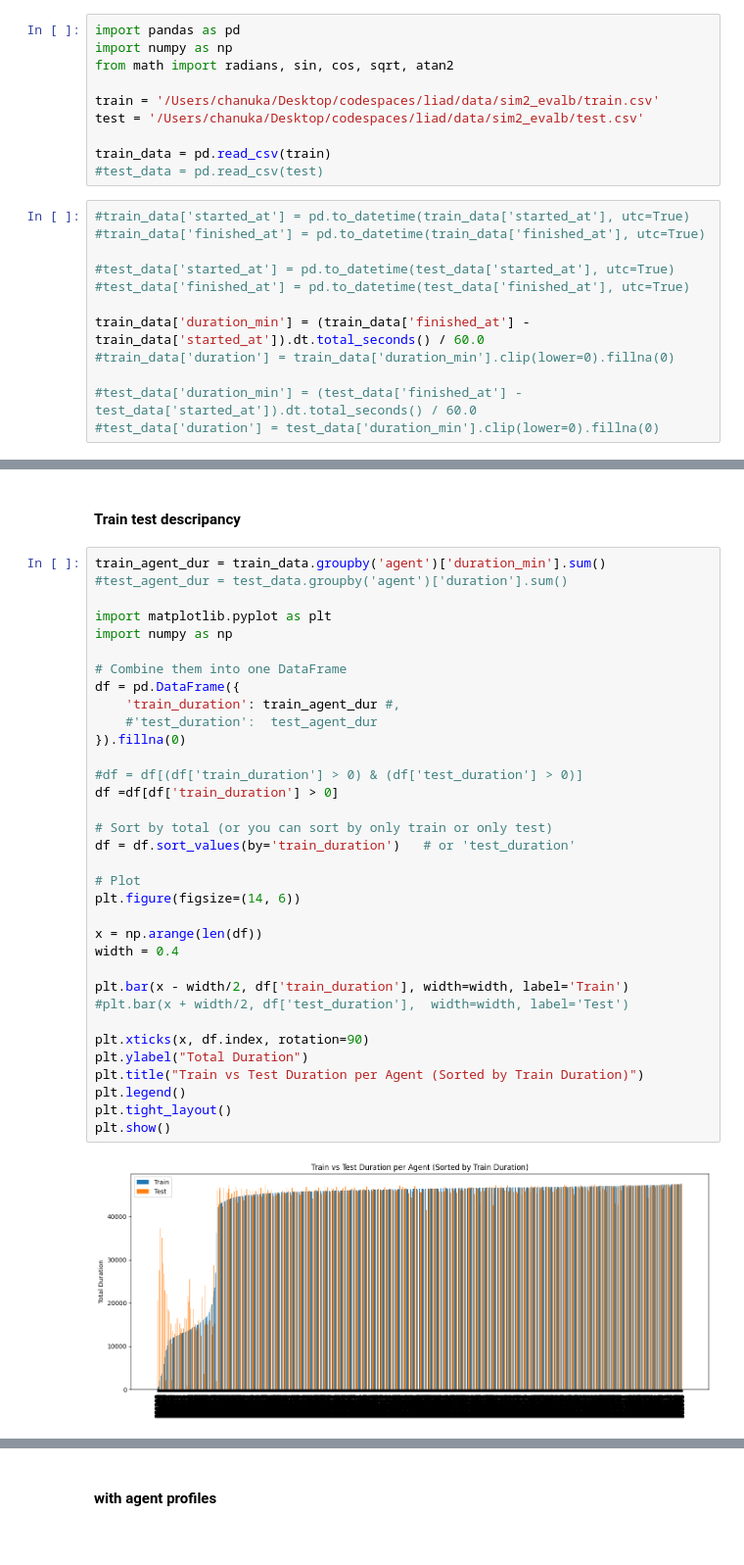
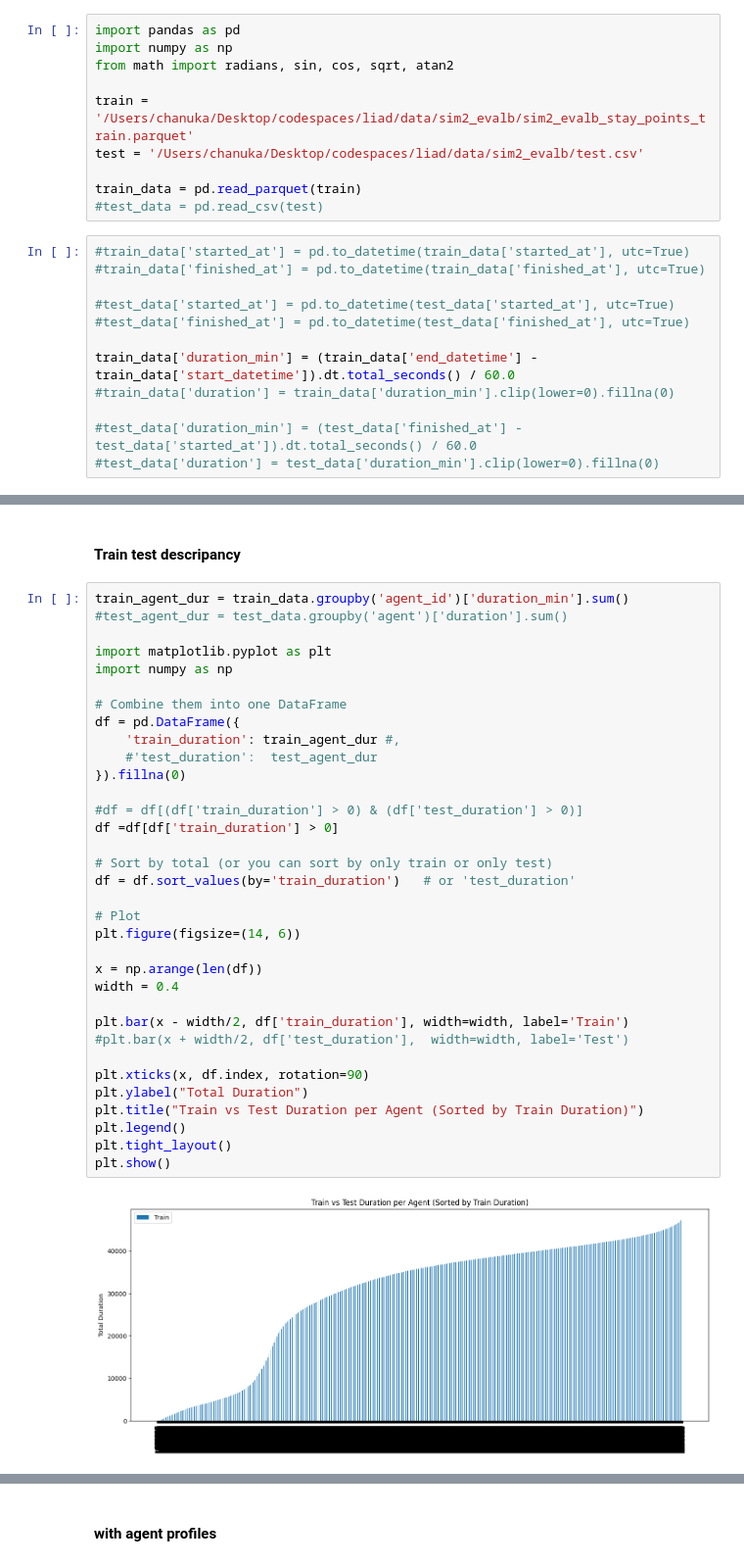
Before and after one commit to ChanukaRavishan/liad, a Jupyter notebook: notebooks/EDA.ipynb, the cells around one changed output, grey strips where cells are left out. Shown at 98% size. Drawn from its saved outputs; the diff is of its cells as text.

```diff
--- a/notebooks/EDA.ipynb
+++ b/notebooks/EDA.ipynb
@@ -3,10 +3,10 @@ import pandas as pd
 import numpy as np
 from math import radians, sin, cos, sqrt, atan2
 
-train = '/Users/chanuka/Desktop/codespaces/liad/data/sim2_evalb/train.csv'
+train = '/Users/chanuka/Desktop/codespaces/liad/data/sim2_evalb/sim2_evalb_stay_points_train.parquet'
 test = '/Users/chanuka/Desktop/codespaces/liad/data/sim2_evalb/test.csv'
 
-train_data = pd.read_csv(train)
+train_data = pd.read_parquet(train)
 #test_data = pd.read_csv(test)
 # %%
 #train_data['started_at'] = pd.to_datetime(train_data['started_at'], utc=True)
@@ -15,7 +15,7 @@ train_data = pd.read_csv(train)
 #test_data['started_at'] = pd.to_datetime(test_data['started_at'], utc=True)
 #test_data['finished_at'] = pd.to_datetime(test_data['finished_at'], utc=True)
 
-train_data['duration_min'] = (train_data['finished_at'] - train_data['started_at']).dt.total_seconds() / 60.0
+train_data['duration_min'] = (train_data['end_datetime'] - train_data['start_datetime']).dt.total_seconds() / 60.0
 #train_data['duration'] = train_data['duration_min'].clip(lower=0).fillna(0)
 
 #test_data['duration_min'] = (test_data['finished_at'] - test_data['started_at']).dt.total_seconds() / 60.0
@@ -25,38 +23,38 @@ TypeError: unsupported operand type(s) for -: 'str' and 'str'
 # %% [markdown]
 #### Train test descripancy
 # %%
-train_agent_dur = train_data.groupby('agent')['duration_min'].sum()
+train_agent_dur = train_data.groupby('agent_id')['duration_min'].sum()
 #test_agent_dur = test_data.groupby('agent')['duration'].sum()
 
 import matplotlib.pyplot as plt
 import numpy as np
 
 # Combine them into one DataFrame
 df = pd.DataFrame({
     'train_duration': train_agent_dur #,
     #'test_duration':  test_agent_dur
 }).fillna(0)
 
 #df = df[(df['train_duration'] > 0) & (df['test_duration'] > 0)]
 df =df[df['train_duration'] > 0]
 
 # Sort by total (or you can sort by only train or only test)
 df = df.sort_values(by='train_duration')   # or 'test_duration'
 
 # Plot
 plt.figure(figsize=(14, 6))
 
 x = np.arange(len(df))
 width = 0.4
 
 plt.bar(x - width/2, df['train_duration'], width=width, label='Train')
 #plt.bar(x + width/2, df['test_duration'],  width=width, label='Test')
 
 plt.xticks(x, df.index, rotation=90)
 plt.ylabel("Total Duration")
 plt.title("Train vs Test Duration per Agent (Sorted by Train Duration)")
 plt.legend()
 plt.tight_layout()
 plt.show()
 # %% [output]
-[figure, old version]
+[figure, new version]
```
Also changed, not shown: parts of 3 cells of this notebook, 3 other files.
